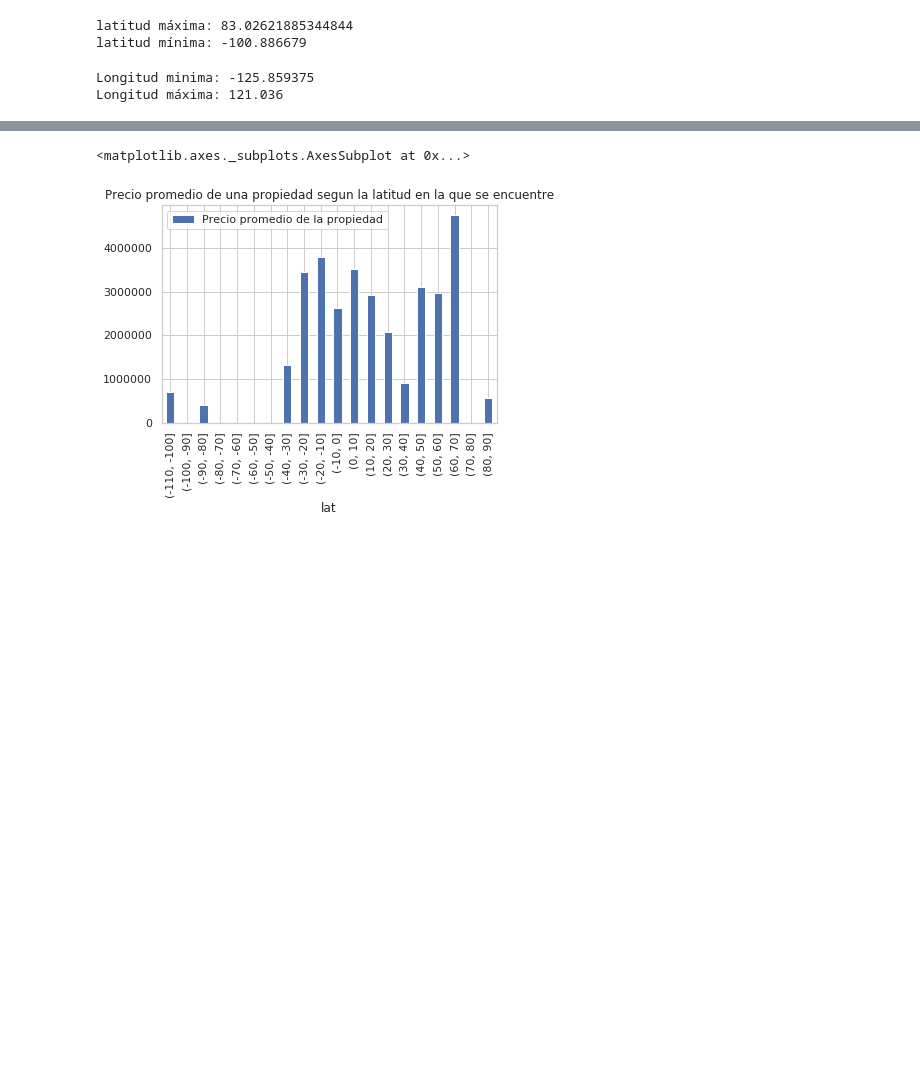
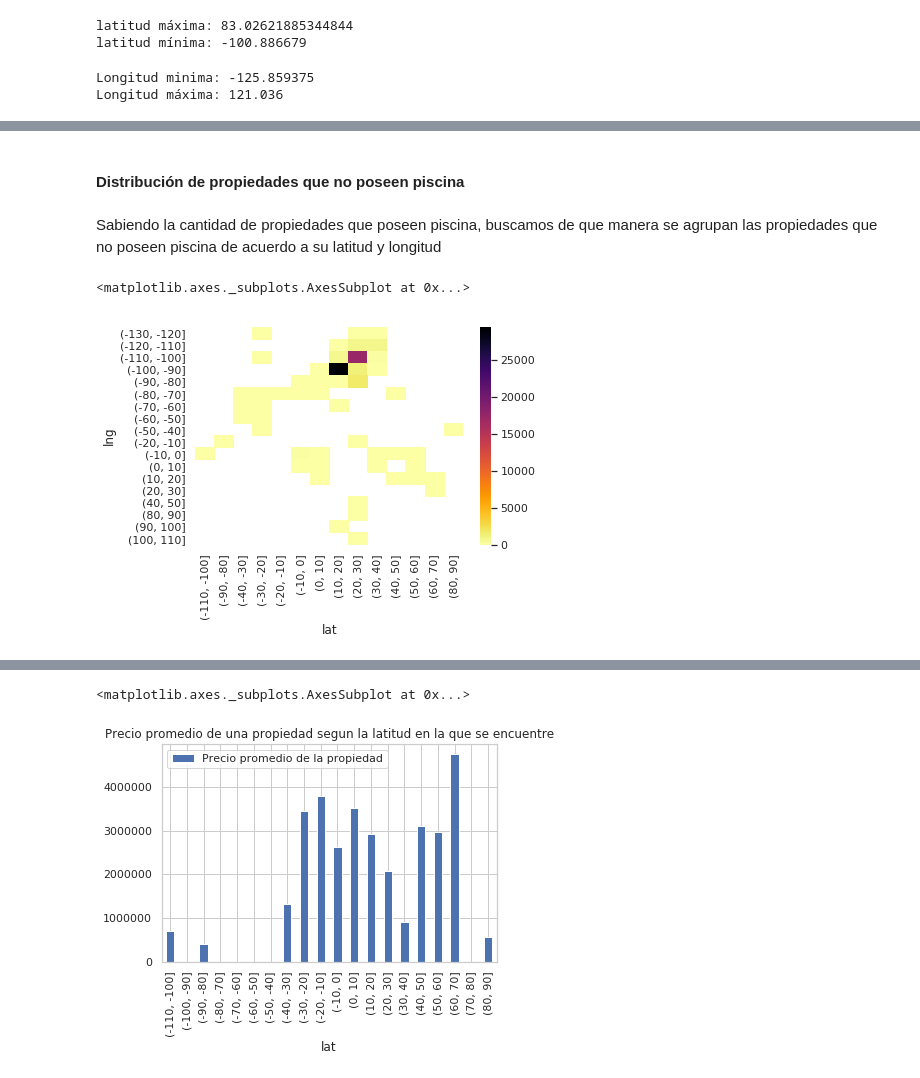
Before and after one commit to tomasSabao/TP1-OrganizacionDeDatos, a Jupyter notebook: 27-9 dario.ipynb, the cells around one changed output, grey strips where cells are left out. Cells and saved outputs as stored; diff of their text form; code cells hidden in the pictures; blank space fills up the shorter version.

```diff
--- a/27-9 dario.ipynb
+++ b/27-9 dario.ipynb
@@ -855,0 +881,25 @@ me interesa el precio de las propiedades que caen en ciertos intervalos de latit
+# %% [markdown]
+#### Distribución de propiedades que no poseen piscina
+# %% [markdown]
+Sabiendo la cantidad de propiedades que poseen piscina, buscamos de que manera se agrupan las propiedades que no poseen piscina de acuerdo a su latitud y longitud
+# %%
+df_pis_lat_lng=df.groupby([pd.cut(df["lat"],np.arange(-110,100,10)),pd.cut(df['lng'],np.arange(-130,120,10)),df.loc[:,'piscina']==0.00])
+df_pis_lat_lng=df_pis_lat_lng.size()
+df_pis_lat_lng=df_pis_lat_lng.reset_index(level=[0,1])
+df_pis_lat_lng=df_pis_lat_lng.reset_index(level=0)
+df_pis_lat_lng
+
+df_pis_lat_lng.columns=['piscina','lat','lng','cantidad de propiedades sin piscina']
+#df_pis_lat_lng.columns
+#la siguiente linea de código es necesaria, porque al hacer groupby, en aquellos grupos que NO tienen datos
+#el groupby genera filas llenas de NAN, que agregan 1 dato hacer .size()
+#tengo que eliminar esos datos adicionales que generé
+df_pis_lat_lng.loc[df_pis_lat_lng['piscina']==False,['cantidad de propiedades sin piscina']]=0
+df_pis_lat_lng
+
+#se hace el gráfico
+HM_pis_data=pd.pivot_table(df_pis_lat_lng,values='cantidad de propiedades sin piscina',index='lng',columns='lat')
+sns.heatmap(HM_pis_data,cmap='inferno_r')
+# %% [output]
+<matplotlib.axes._subplots.AxesSubplot at 0x...>
+[figure, added]
```
Also changed, not shown: parts of 25 cells of this notebook.
